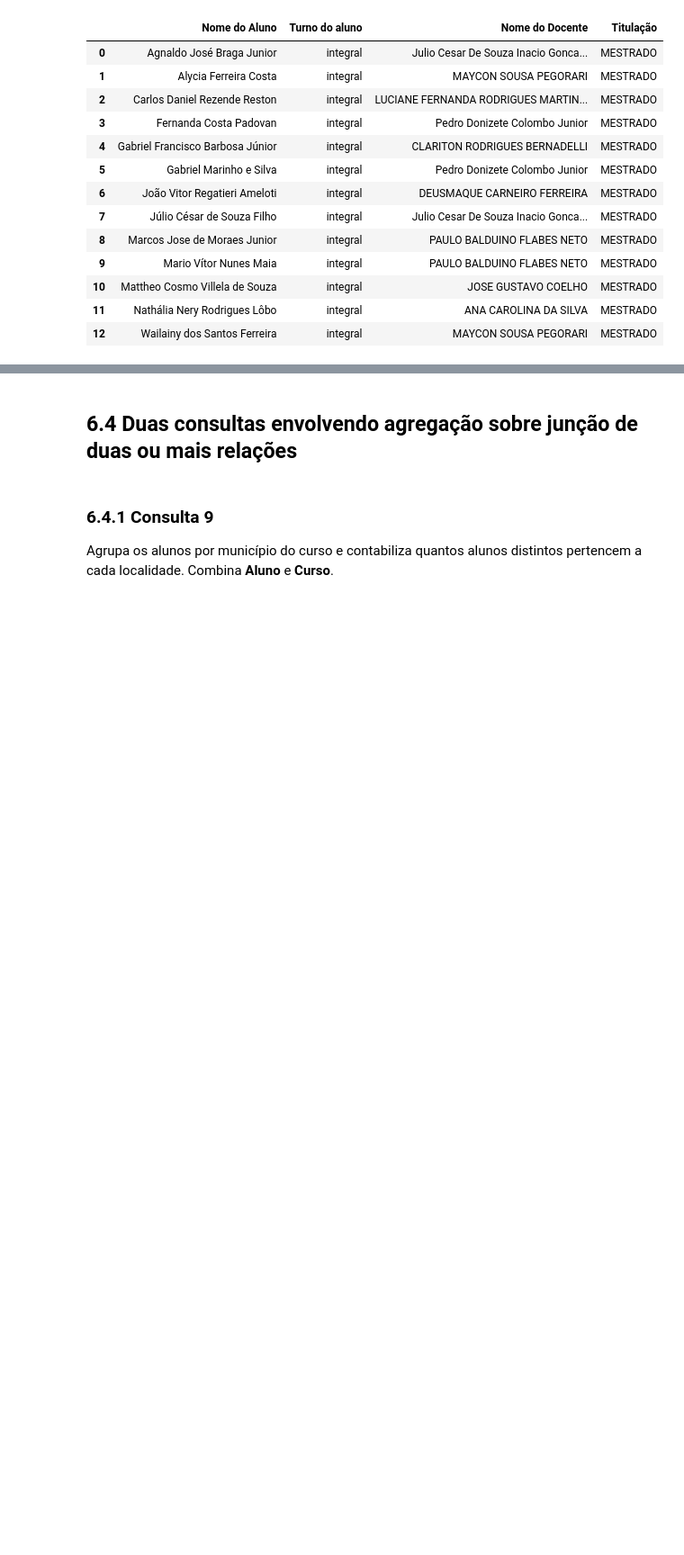
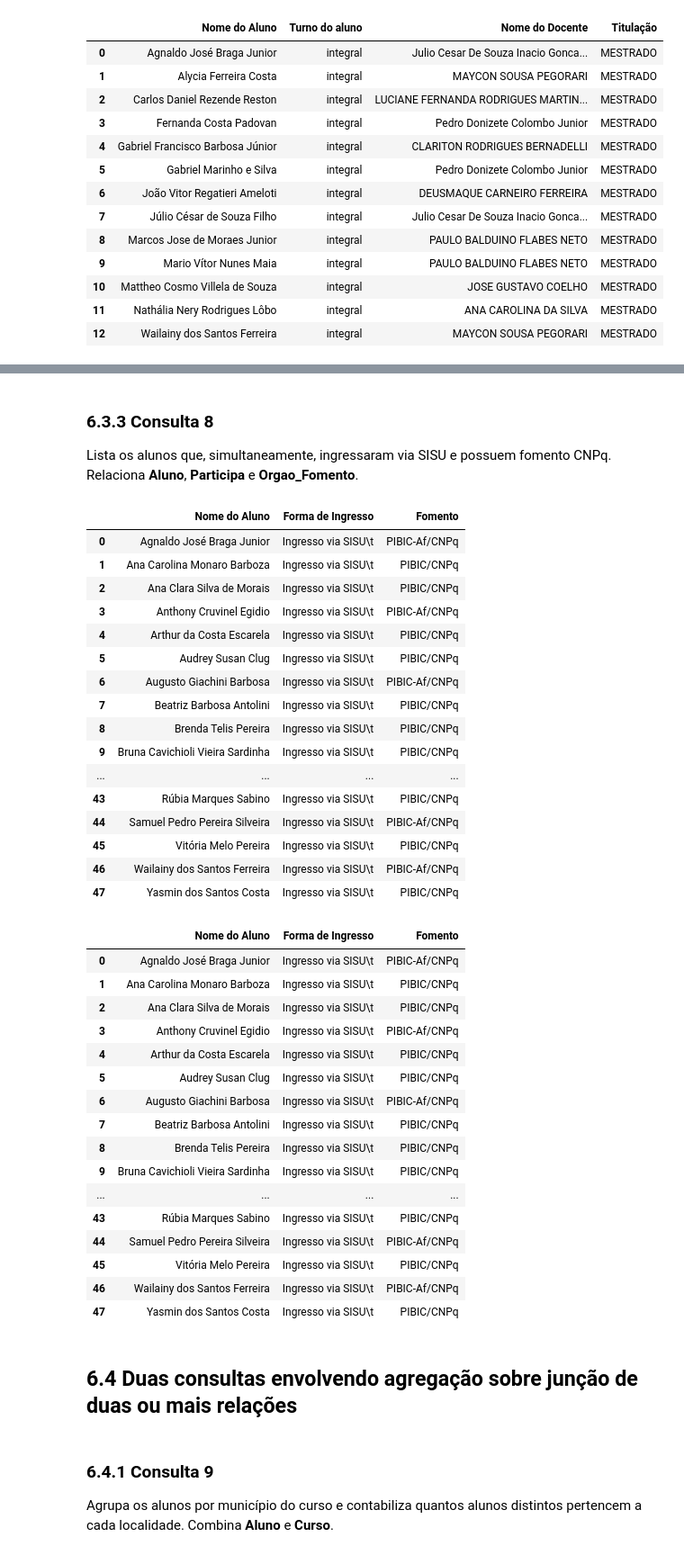
Before and after one commit to raissagd/TP2-IBD, a Jupyter notebook: main.ipynb, the cells around one changed output, grey strips where cells are left out. Shown: that part at 90% size. Saved outputs shown, nothing was run; the diff lists cells and outputs as text; code cells hidden in the pictures; blank space fills up the shorter version.

```diff
--- a/main.ipynb
+++ b/main.ipynb
@@ -1280,3 +1221,53 @@ ORDER BY COUNT(DISTINCT a.ID_Aluno) ASC
+# %% [markdown]
+### 6.3.3 Consulta 8
+Lista os alunos que, simultaneamente, ingressaram via SISU e possuem fomento CNPq. Relaciona **Aluno**, **Participa** e **Orgao_Fomento**.
+# %%
+run("""
+SELECT DISTINCT
+  a.Nome AS "Nome do Aluno",
+  a.Forma_Ingresso AS "Forma de Ingresso",
+  of.Nome_Fomento AS "Fomento"
+FROM Aluno a
+JOIN Participa pa ON a.ID_Aluno = pa.ID_Aluno
+JOIN Orgao_Fomento of ON pa.ID_Fomento = of.ID_Fomento
+WHERE a.Forma_Ingresso LIKE '%SISU%'
+  AND of.Nome_Fomento LIKE '%CNPq%'
+""")
+# %% [output]
+|  | Nome do Aluno | Forma de Ingresso | Fomento |
+| 0 | Agnaldo José Braga Junior | Ingresso via SISU\t | PIBIC-Af/CNPq |
+| 1 | Ana Carolina Monaro Barboza | Ingresso via SISU\t | PIBIC/CNPq |
+| 2 | Ana Clara Silva de Morais | Ingresso via SISU\t | PIBIC/CNPq |
+| 3 | Anthony Cruvinel Egidio | Ingresso via SISU\t | PIBIC-Af/CNPq |
+| 4 | Arthur da Costa Escarela | Ingresso via SISU\t | PIBIC/CNPq |
+| 5 | Audrey Susan Clug | Ingresso via SISU\t | PIBIC/CNPq |
+| 6 | Augusto Giachini Barbosa | Ingresso via SISU\t | PIBIC-Af/CNPq |
+| 7 | Beatriz Barbosa Antolini | Ingresso via SISU\t | PIBIC/CNPq |
+| 8 | Brenda Telis Pereira | Ingresso via SISU\t | PIBIC/CNPq |
+| 9 | Bruna Cavichioli Vieira Sardinha | Ingresso via SISU\t | PIBIC/CNPq |
+| ... | ... | ... | ... |
+| 43 | Rúbia Marques Sabino | Ingresso via SISU\t | PIBIC/CNPq |
+| 44 | Samuel Pedro Pereira Silveira | Ingresso via SISU\t | PIBIC-Af/CNPq |
+| 45 | Vitória Melo Pereira | Ingresso via SISU\t | PIBIC/CNPq |
+| 46 | Wailainy dos Santos Ferreira | Ingresso via SISU\t | PIBIC-Af/CNPq |
+| 47 | Yasmin dos Santos Costa | Ingresso via SISU\t | PIBIC/CNPq |
+|  | Nome do Aluno | Forma de Ingresso | Fomento |
+| 0 | Agnaldo José Braga Junior | Ingresso via SISU\t | PIBIC-Af/CNPq |
+| 1 | Ana Carolina Monaro Barboza | Ingresso via SISU\t | PIBIC/CNPq |
+| 2 | Ana Clara Silva de Morais | Ingresso via SISU\t | PIBIC/CNPq |
+| 3 | Anthony Cruvinel Egidio | Ingresso via SISU\t | PIBIC-Af/CNPq |
+| 4 | Arthur da Costa Escarela | Ingresso via SISU\t | PIBIC/CNPq |
+| 5 | Audrey Susan Clug | Ingresso via SISU\t | PIBIC/CNPq |
+| 6 | Augusto Giachini Barbosa | Ingresso via SISU\t | PIBIC-Af/CNPq |
+| 7 | Beatriz Barbosa Antolini | Ingresso via SISU\t | PIBIC/CNPq |
+| 8 | Brenda Telis Pereira | Ingresso via SISU\t | PIBIC/CNPq |
+| 9 | Bruna Cavichioli Vieira Sardinha | Ingresso via SISU\t | PIBIC/CNPq |
+| ... | ... | ... | ... |
+| 43 | Rúbia Marques Sabino | Ingresso via SISU\t | PIBIC/CNPq |
+| 44 | Samuel Pedro Pereira Silveira | Ingresso via SISU\t | PIBIC-Af/CNPq |
+| 45 | Vitória Melo Pereira | Ingresso via SISU\t | PIBIC/CNPq |
+| 46 | Wailainy dos Santos Ferreira | Ingresso via SISU\t | PIBIC-Af/CNPq |
+| 47 | Yasmin dos Santos Costa | Ingresso via SISU\t | PIBIC/CNPq |
 # %% [markdown]
 ## 6.4 Duas consultas envolvendo agregação sobre junção de duas ou mais relações
 # %% [markdown]
```
Also changed, not shown: parts of 10 cells of this notebook.
